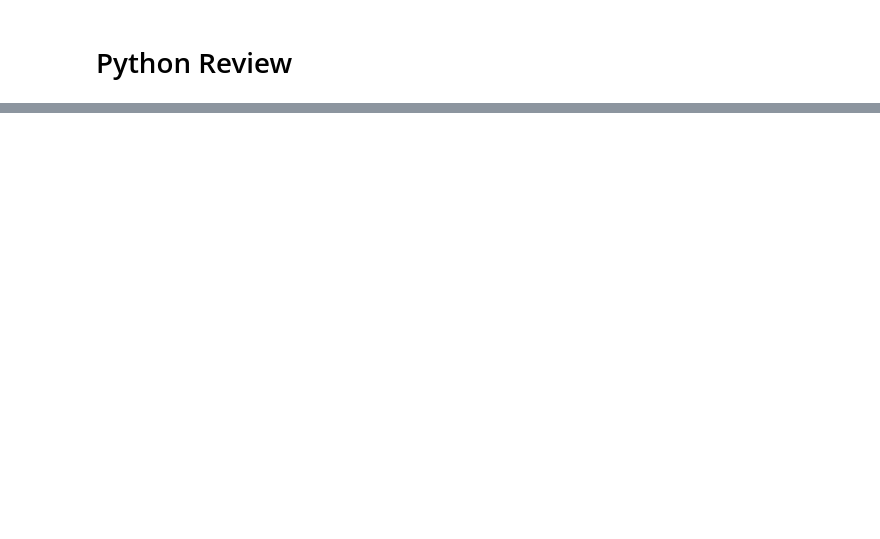
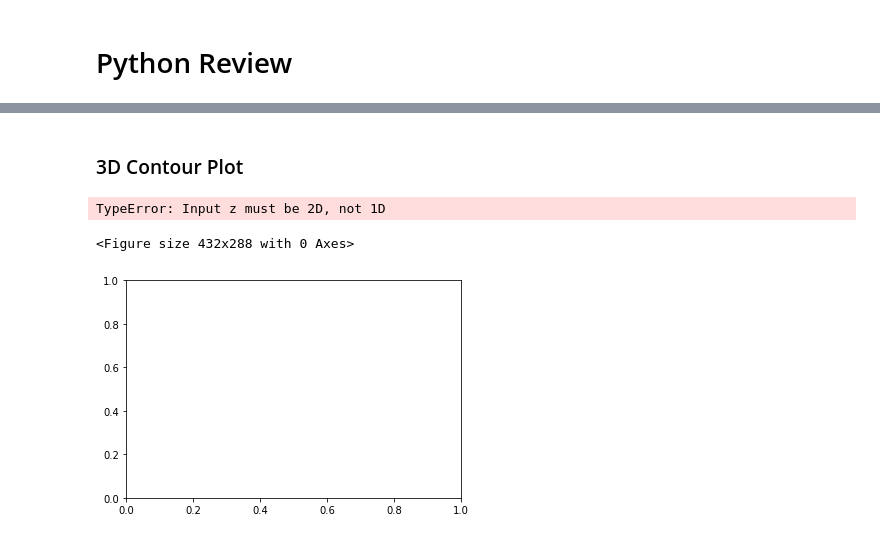
Before and after one commit to laurenhernandez610/statistical-learning-textbook, a Jupyter notebook: CourseNotes/Chapter2_ISLR_ESL.ipynb, the cells around one changed output, grey strips where cells are left out. Drawn from its saved outputs; the diff is of its cells as text; code cells hidden in the pictures; blank space fills up the shorter version.

```diff
--- a/CourseNotes/Chapter2_ISLR_ESL.ipynb
+++ b/CourseNotes/Chapter2_ISLR_ESL.ipynb
@@ -57,0 +75,21 @@ std = np.std(matrix) ## Standard Deviation
+# %% [markdown]
+### 3D Contour Plot
+# %%
+x = [*range(1,10)] # make a list from 1 through 9 last number is not included
+x = np.arange(start = -np.pi, stop = np.pi, step = 50)
+y = x
+
+X, Y = np.meshgrid(x, y)
+fig = mpl.figure()
+z = np.sqrt(x**2 + y**2)
+fig,ax = mpl.subplots(1,1)
+cp = ax.contourf(Z, Y, z)
+fig.colorbar(cp) # Add a colorbar to a plot
+ax.set_title('Filled Contours Plot')
+ax.set_xlabel('x (cm)')
+ax.set_ylabel('y (cm)')
+mpl.show()
+# %% [output]
+TypeError: Input z must be 2D, not 1D
+<Figure size 432x288 with 0 Axes>
+[figure, added]
```
Also changed, not shown: parts of 7 cells of this notebook, 14 other files.
